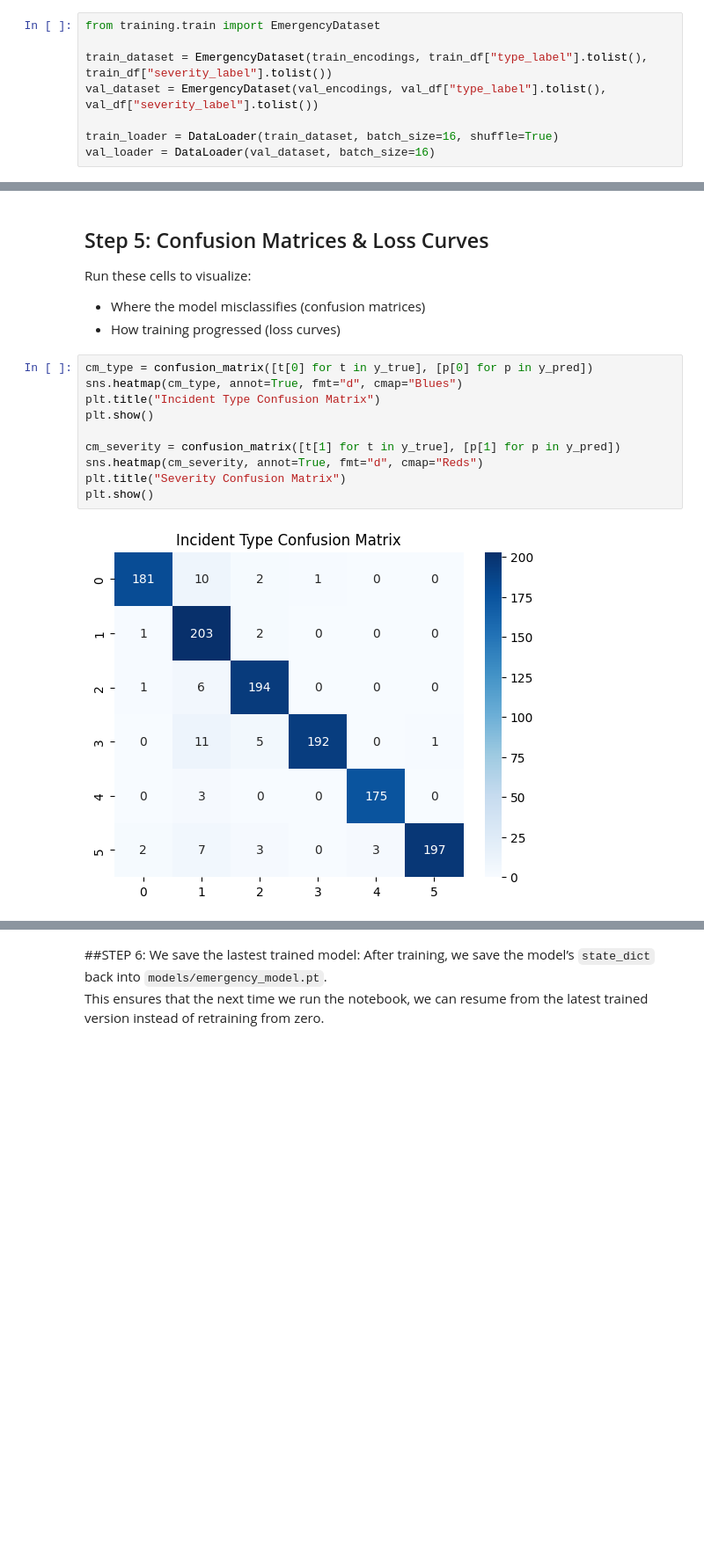
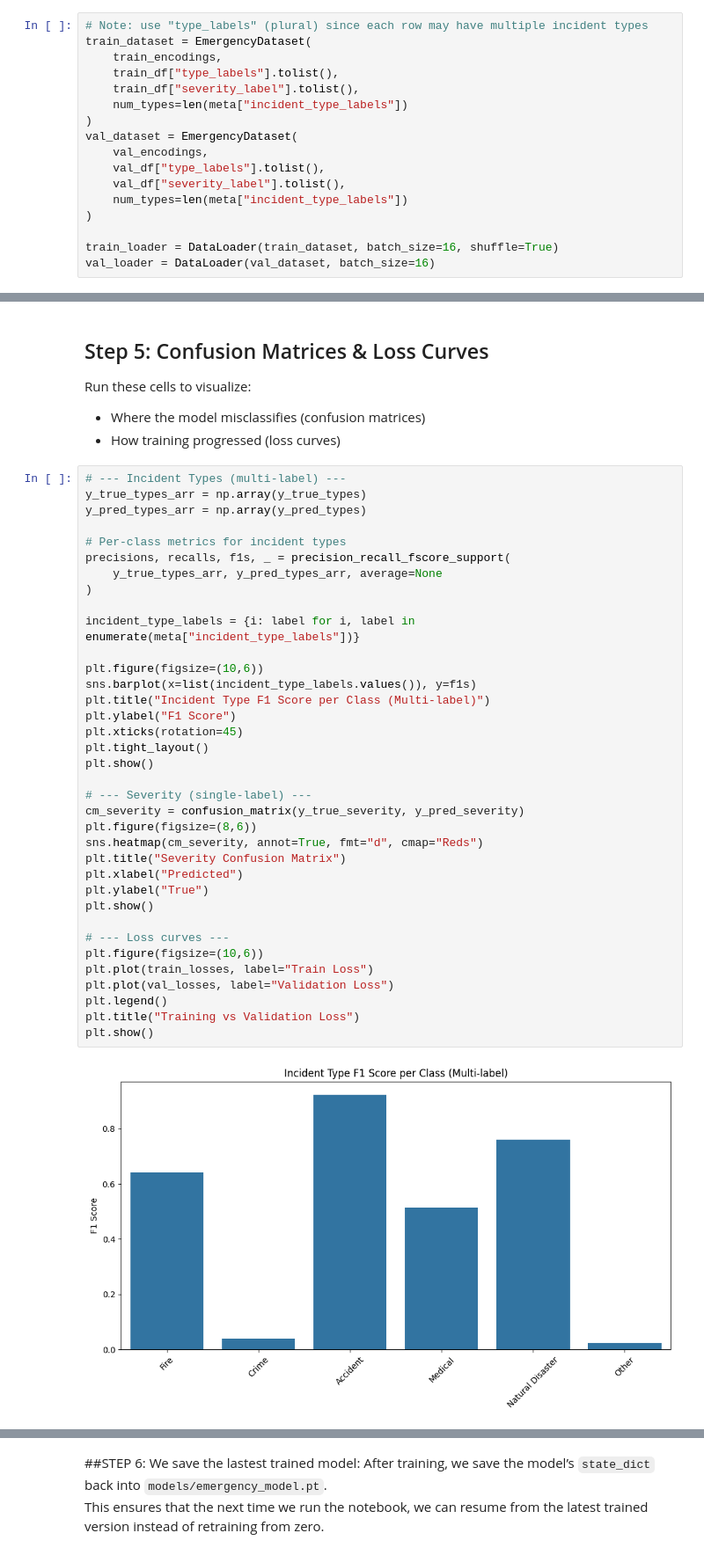
Before and after one commit to goSTYLO/RescueLink, a Jupyter notebook: RescueLink AI/RescueLinkAi.ipynb, the cells around one changed output, grey strips where cells are left out. Shown at 88% size. Drawn from its saved outputs; the diff is of its cells as text; blank space fills up the shorter version.

```diff
--- a/RescueLink AI/RescueLinkAi.ipynb
+++ b/RescueLink AI/RescueLinkAi.ipynb
@@ -70,8 +144,17 @@ val_encodings = tokenizer(val_df["text"].tolist(), truncation=True, padding=True
 # %%
-from training.train import EmergencyDataset
-
-train_dataset = EmergencyDataset(train_encodings, train_df["type_label"].tolist(), train_df["severity_label"].tolist())
-val_dataset = EmergencyDataset(val_encodings, val_df["type_label"].tolist(), val_df["severity_label"].tolist())
+# Note: use "type_labels" (plural) since each row may have multiple incident types
+train_dataset = EmergencyDataset(
+    train_encodings,
+    train_df["type_labels"].tolist(),
+    train_df["severity_label"].tolist(),
+    num_types=len(meta["incident_type_labels"])
+)
+val_dataset = EmergencyDataset(
+    val_encodings,
+    val_df["type_labels"].tolist(),
+    val_df["severity_label"].tolist(),
+    num_types=len(meta["incident_type_labels"])
+)
 
 train_loader = DataLoader(train_dataset, batch_size=16, shuffle=True)
 val_loader = DataLoader(val_dataset, batch_size=16)
@@ -172,14 +290,40 @@ Run these cells to visualize:
 - Where the model misclassifies (confusion matrices)
 - How training progressed (loss curves)
 # %%
-cm_type = confusion_matrix([t[0] for t in y_true], [p[0] for p in y_pred])
-sns.heatmap(cm_type, annot=True, fmt="d", cmap="Blues")
-plt.title("Incident Type Confusion Matrix")
+# --- Incident Types (multi-label) ---
+y_true_types_arr = np.array(y_true_types)
+y_pred_types_arr = np.array(y_pred_types)
+
+# Per-class metrics for incident types
+precisions, recalls, f1s, _ = precision_recall_fscore_support(
+    y_true_types_arr, y_pred_types_arr, average=None
+)
+
+incident_type_labels = {i: label for i, label in enumerate(meta["incident_type_labels"])}
+
+plt.figure(figsize=(10,6))
+sns.barplot(x=list(incident_type_labels.values()), y=f1s)
+plt.title("Incident Type F1 Score per Class (Multi-label)")
+plt.ylabel("F1 Score")
+plt.xticks(rotation=45)
+plt.tight_layout()
 plt.show()
 
-cm_severity = confusion_matrix([t[1] for t in y_true], [p[1] for p in y_pred])
+# --- Severity (single-label) ---
+cm_severity = confusion_matrix(y_true_severity, y_pred_severity)
+plt.figure(figsize=(8,6))
 sns.heatmap(cm_severity, annot=True, fmt="d", cmap="Reds")
 plt.title("Severity Confusion Matrix")
+plt.xlabel("Predicted")
+plt.ylabel("True")
 plt.show()
+
+# --- Loss curves ---
+plt.figure(figsize=(10,6))
+plt.plot(train_losses, label="Train Loss")
+plt.plot(val_losses, label="Validation Loss")
+plt.legend()
+plt.title("Training vs Validation Loss")
+plt.show()
 # %% [output]
-[figure, old version]
+[figure, new version]
```
Also changed, not shown: parts of 9 cells of this notebook, 5 other files.
